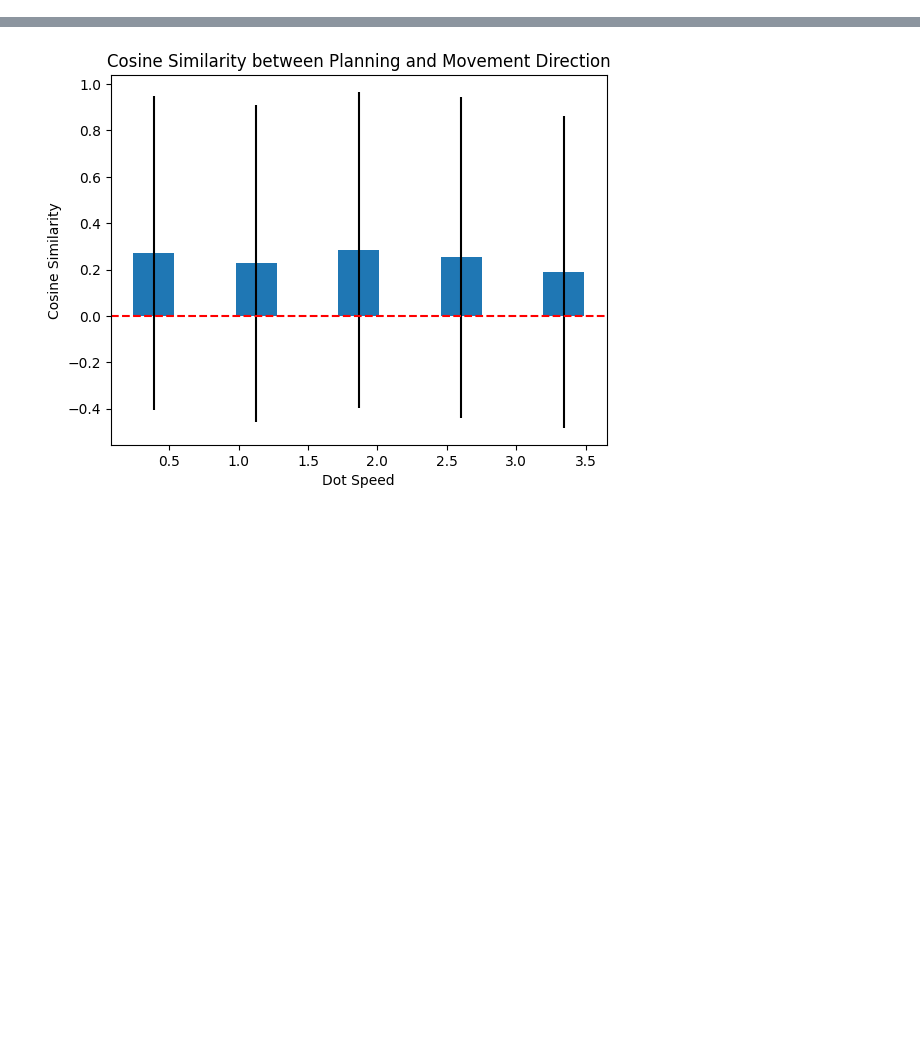
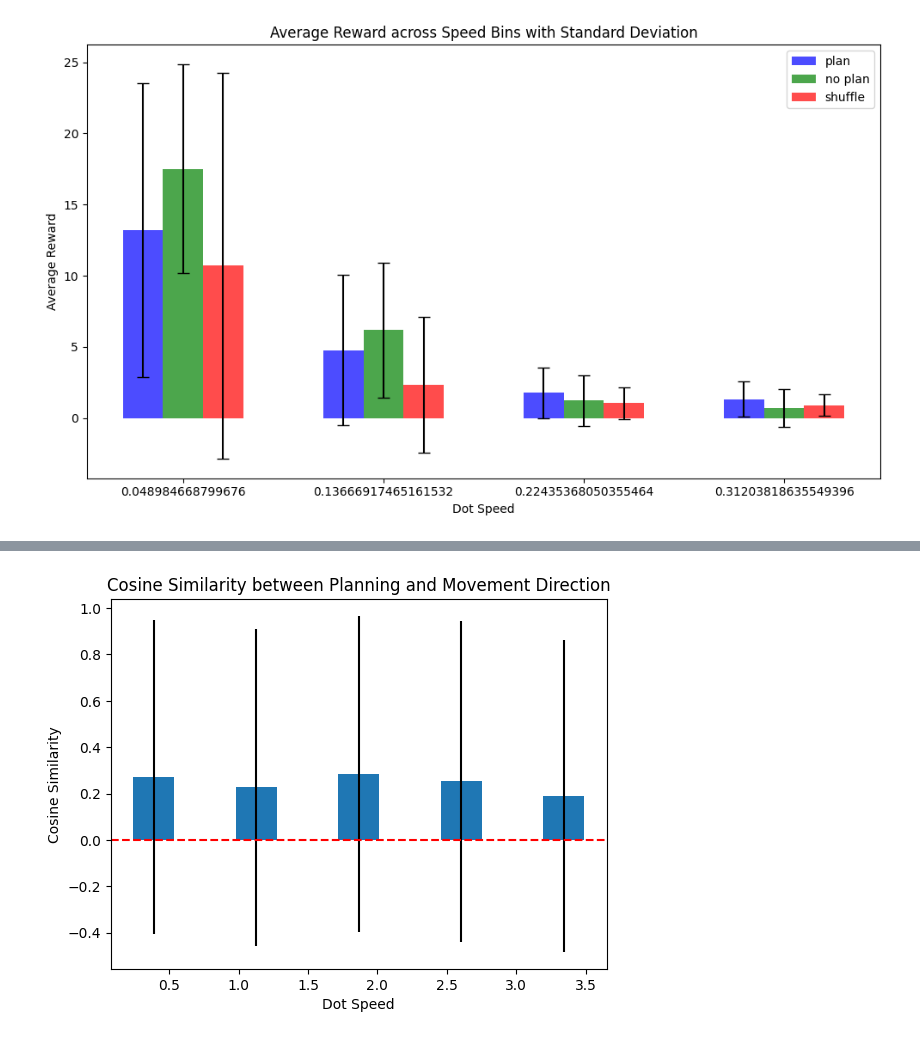
Before and after one commit to lukerj00/meta_rl_ego_sim, a Jupyter notebook: sc_project/olpg_analysis.ipynb, the cells around one changed output, grey strips where cells are left out. Cells and saved outputs as stored; diff of their text form; code cells hidden in the pictures; blank space fills up the shorter version.

```diff
--- a/sc_project/olpg_analysis.ipynb
+++ b/sc_project/olpg_analysis.ipynb
@@ -74,0 +594,27 @@ plan_desc= [657 405 855 466 140 858 789 598 528 484]
+# %%
+# avg rewards across speed for plan / no plan / shuffled plans - bar
+
+bar_width = 0.2
+r1 = np.arange(len(speed_bin_centers))  # Position for first bars
+r2 = [x + bar_width for x in r1]       # Position for second set of bars
+r3 = [x + bar_width for x in r2]       # Position for third set of bars
+
+plt.figure(figsize=(10, 6))
+
+# Create bars with error bars
+plt.bar(r1, avg_plan_rewards, width=bar_width, yerr=std_plan_rewards, capsize=5, label='plan', color='blue', alpha=0.7)
+plt.bar(r2, avg_noplan_rewards, width=bar_width, yerr=std_noplan_rewards, capsize=5, label='no plan', color='green', alpha=0.7)
+plt.bar(r3, avg_shuffle_rewards, width=bar_width, yerr=std_shuffle_rewards, capsize=5, label='shuffle', color='red', alpha=0.7)
+
+# Add labels, title, and legend
+plt.xlabel('Dot Speed')
+plt.ylabel('Average Reward')
+plt.title('Average Reward across Speed Bins with Standard Deviation')
+plt.xticks([r + bar_width for r in r1], speed_bin_centers)  # Set the x-ticks in the middle of grouped bars
+plt.legend()
+
+# Show the plot
+plt.tight_layout()
+plt.show()
+# %% [output]
+[figure, added]
```
Also changed, not shown: parts of 26 cells of this notebook, 1 other file.
